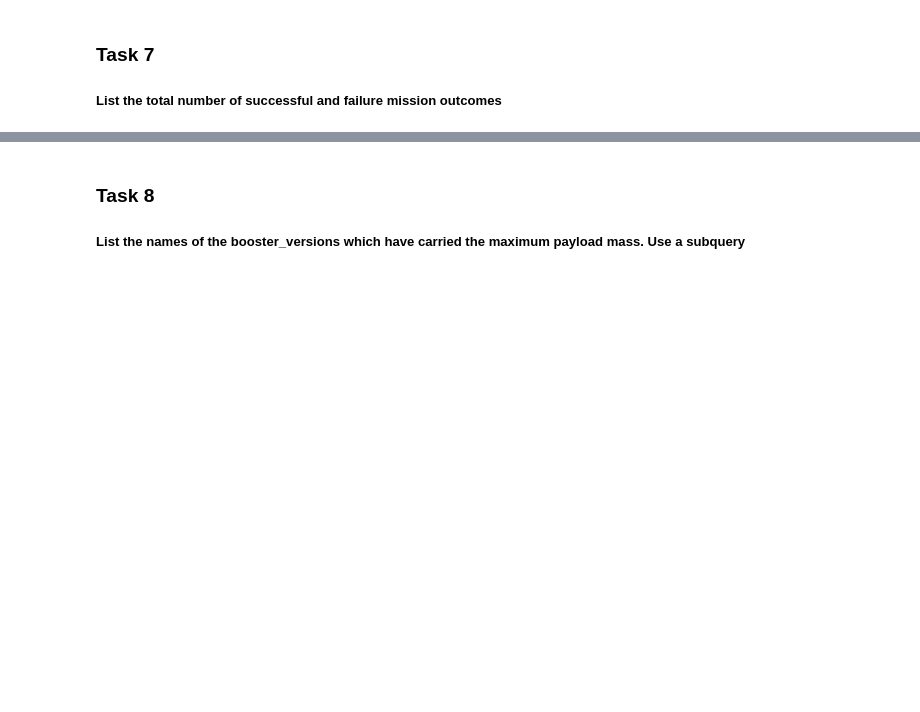
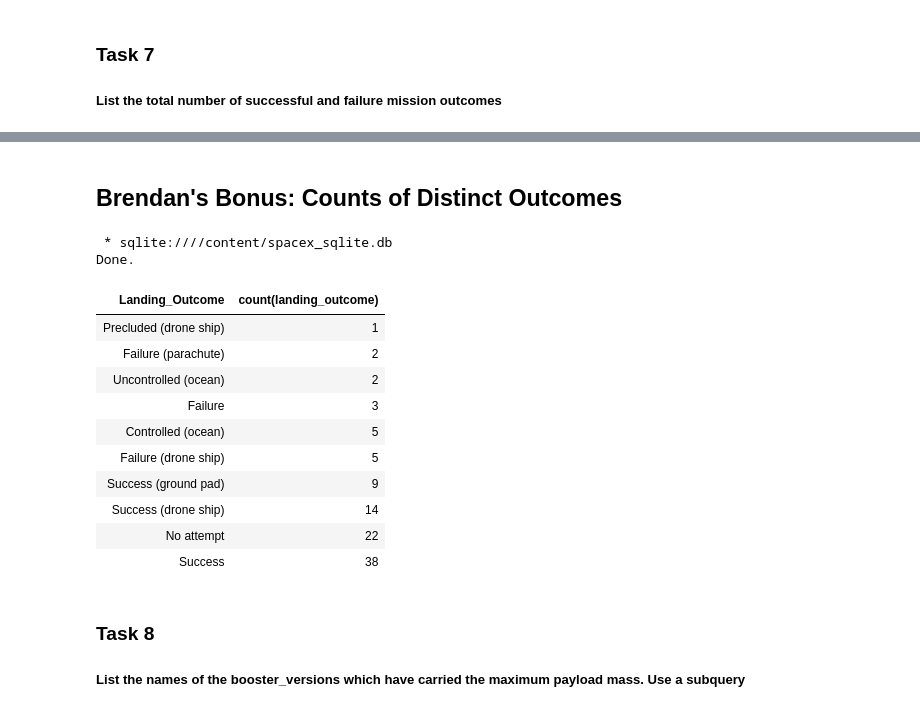
Before and after one commit to brendanpshea/ibm-data-science, a Jupyter notebook: jupyter_labs_eda_sql_coursera.ipynb, the cells around one changed output, grey strips where cells are left out. Cells and saved outputs as stored; diff of their text form; code cells hidden in the pictures; blank space fills up the shorter version.

```diff
--- a/jupyter_labs_eda_sql_coursera.ipynb
+++ b/jupyter_labs_eda_sql_coursera.ipynb
@@ -249,3 +243,22 @@ Done.
+# %% [markdown]
+## Brendan's Bonus: Counts of Distinct Outcomes
+# %%
+%%sql
+select landing_outcome, count(landing_outcome) from spacex group by landing_outcome order by count(landing_outcome)
+# %% [output]
+ * sqlite:////content/spacex_sqlite.db
+Done.
+| Landing_Outcome | count(landing_outcome) |
+| Precluded (drone ship) | 1 |
+| Failure (parachute) | 2 |
+| Uncontrolled (ocean) | 2 |
+| Failure | 3 |
+| Controlled (ocean) | 5 |
+| Failure (drone ship) | 5 |
+| Success (ground pad) | 9 |
+| Success (drone ship) | 14 |
+| No attempt | 22 |
+| Success | 38 |
 # %% [markdown]
 ### Task 8
 
```
Also changed, not shown: parts of 8 cells of this notebook.
